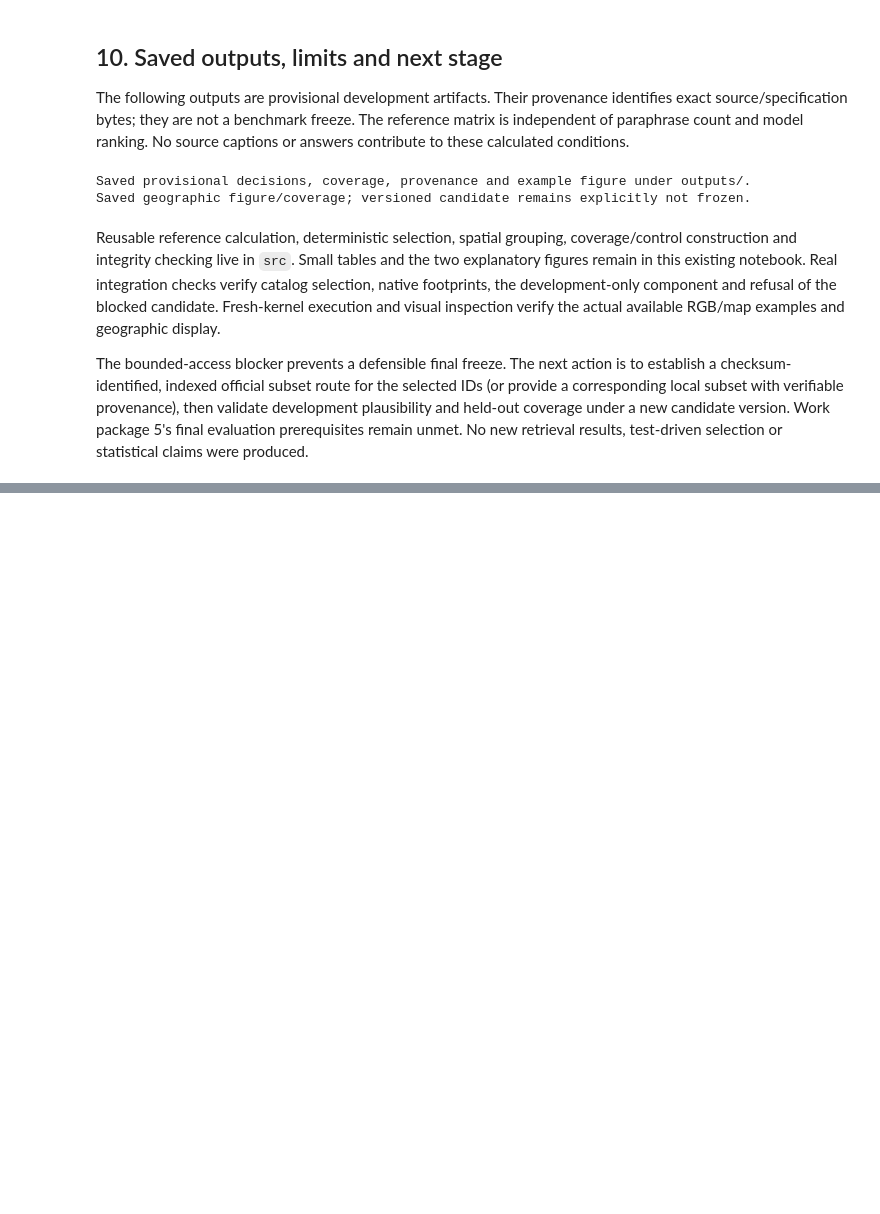
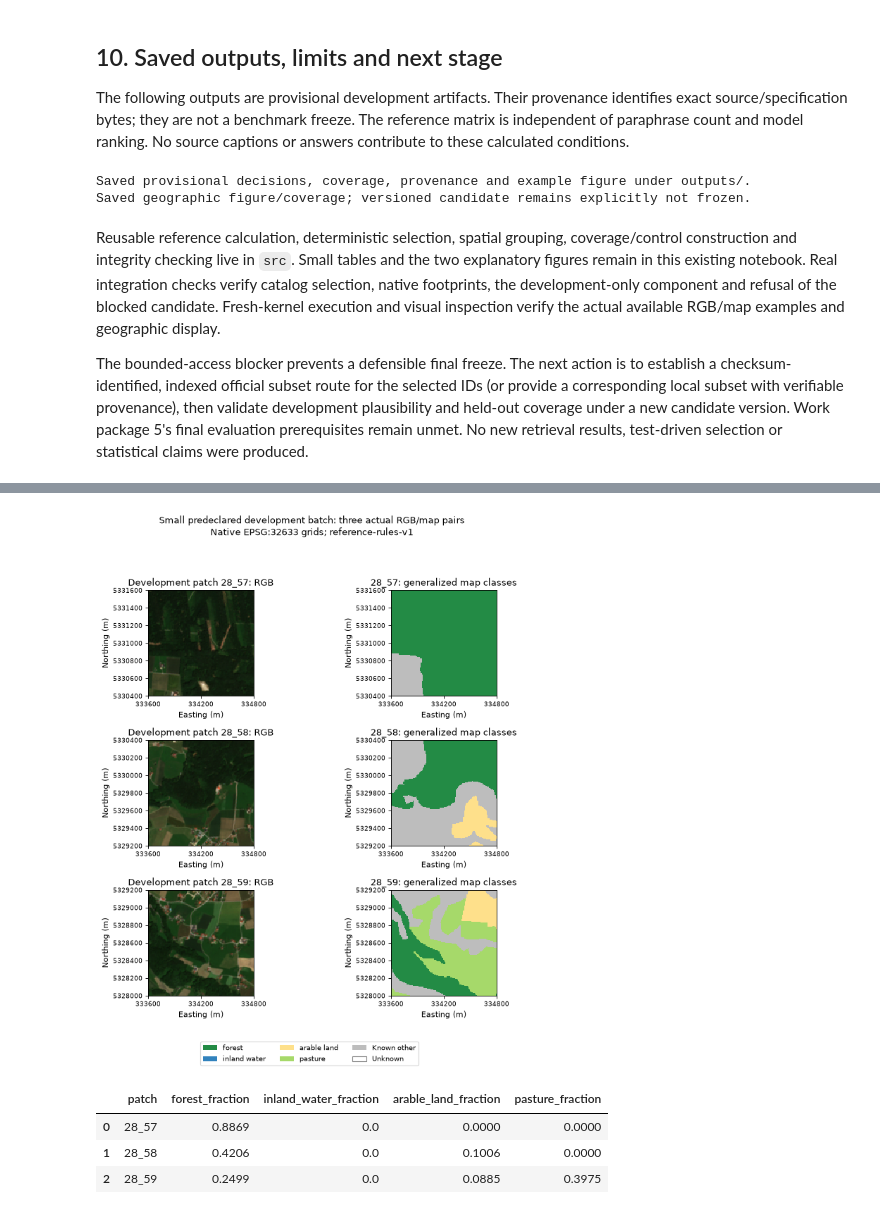
Before and after one commit to manuelmiddendorf/earth-observation, a Jupyter notebook: notebooks/02_benchmark_construction.ipynb, the cells around one changed output, grey strips where cells are left out. Saved outputs shown, nothing was run; the diff lists cells and outputs as text; code cells hidden in the pictures; blank space fills up the shorter version.

Commit message:
Verify additional development pairs and document reference suitability (#7)

```diff
--- a/notebooks/02_benchmark_construction.ipynb
+++ b/notebooks/02_benchmark_construction.ipynb
@@ -57,6 +60,7 @@ from earth_observation.raster import patch_files, load_rgb, inspect_patch
 from earth_observation.benchmark import (coverage_tables, freeze_blockers,
     load_benchmark_record, select_catalog, spatial_split, verified_footprints)
 from earth_observation.encoding import file_digest
+from earth_observation.validation import validate_development_sources
 
 ROOT = Path.cwd().resolve()
 if ROOT.name == "notebooks":
@@ -71,6 +75,9 @@ DISPLAY_UPPER_DN = 3000
 DESIGN_PATH = ROOT / "config/benchmark-design-v1.json"
 CANDIDATE_PATH = ROOT / "manifests/benchmark-candidate-v1.json"
 DESIGN = json.loads(DESIGN_PATH.read_text())
+VALIDATION_MANIFEST = ROOT / "manifests/development-validation-v2.json"
+CURRENT_CANDIDATE = ROOT / "manifests/benchmark-candidate-v2.json"
+NEW_EXAMPLE_POSITIONS = [10, 11, 12]  # Predeclared extra development batch.
 plt.rcParams["figure.dpi"] = 80
 COLORS = {"forest": "#238b45", "inland_water": "#3182bd",
           "arable_land": "#fee08b", "pasture": "#a6d96a"}
@@ -624,0 +710,46 @@ retrieval results, test-driven selection or statistical claims were produced.
+# %%
+new_ids = [v2_ids[index] for index in NEW_EXAMPLE_POSITIONS]
+fig_v2, axes_v2 = plt.subplots(3, 2, figsize=(9, 10), dpi=80)
+new_evidence = []
+for row, pid in enumerate(new_ids):
+    summary = v2_summaries[pid]
+    files = patch_files(pid, RAW / "BigEarthNet-S2", RAW / "Reference_Maps")
+    left, bottom, right, top = inspect_patch(files)["rasters"]["B04"]["bounds"]
+    extent = (left, right, bottom, top)
+    axes_v2[row, 0].imshow(load_rgb(files, upper=DISPLAY_UPPER_DN), extent=extent,
+                           interpolation="nearest")
+    aggregated_map = np.full(summary["unknown_mask"].shape, 4)
+    for index, name in enumerate(class_names):
+        aggregated_map[summary["class_masks"][name]] = index
+    aggregated_map[summary["unknown_mask"]] = 5
+    axes_v2[row, 1].imshow(aggregated_map, extent=extent, cmap=cmap, norm=norm,
+                           interpolation="nearest")
+    suffix = "_".join(pid.split("_")[-2:])
+    axes_v2[row, 0].set_title(f"Development patch {suffix}: RGB")
+    axes_v2[row, 1].set_title(f"{suffix}: generalized map classes")
+    for ax in axes_v2[row]:
+        ax.set_xlabel("Easting (m)"); ax.set_ylabel("Northing (m)")
+        ax.ticklabel_format(style="plain", useOffset=False)
+        ax.set_xticks(np.linspace(left, right, 3)); ax.tick_params(labelsize=8)
+    new_evidence.append({"patch": suffix, **{
+        name + "_fraction": summary["classes"][name]["fraction_lower"]
+        for name in class_names}})
+fig_v2.legend(handles=[Patch(facecolor=COLORS[name], label=name.replace("_", " "))
+                      for name in class_names] +
+              [Patch(facecolor="#bdbdbd", label="Known other"),
+               Patch(facecolor="#ffffff", edgecolor="gray", label="Unknown")],
+              loc="lower center", ncol=3, fontsize=9)
+fig_v2.suptitle("Small predeclared development batch: three actual RGB/map pairs\n"
+               "Native EPSG:32633 grids; reference-rules-v1", fontsize=12)
+fig_v2.tight_layout(rect=(0, .07, 1, .94))
+v2_output = ROOT / "outputs/development-validation-v2"
+v2_output.mkdir(parents=True, exist_ok=True)
+fig_v2.savefig(v2_output / "development-examples.png", dpi=110)
+plt.show()
+display(pd.DataFrame(new_evidence).round(4))
+# %% [output]
+[figure, added]
+|  | patch | forest_fraction | inland_water_fraction | arable_land_fraction | pasture_fraction |
+| 0 | 28_57 | 0.8869 | 0.0 | 0.0000 | 0.0000 |
+| 1 | 28_58 | 0.4206 | 0.0 | 0.1006 | 0.0000 |
+| 2 | 28_59 | 0.2499 | 0.0 | 0.0885 | 0.3975 |
```
Also changed, not shown: parts of 9 cells of this notebook, 8 other files.
